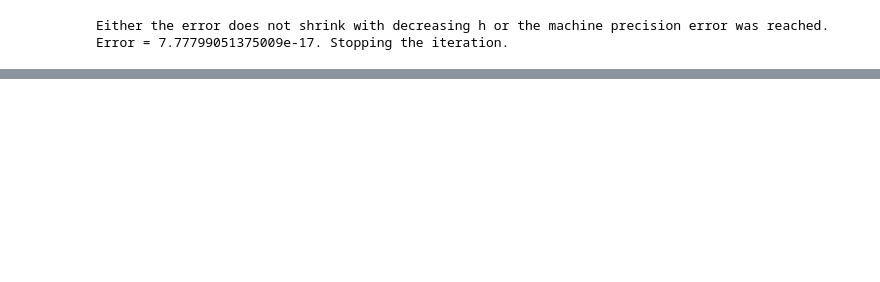
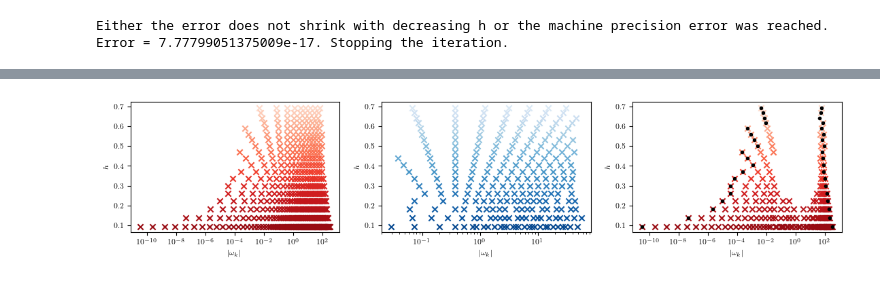
Before and after one commit to jthoenniss/RealTimeID, a Jupyter notebook: error_analysis.ipynb, the cells around one changed output, grey strips where cells are left out. Saved outputs shown, nothing was run; the diff lists cells and outputs as text; code cells hidden in the pictures; blank space fills up the shorter version.

```diff
--- a/error_analysis.ipynb
+++ b/error_analysis.ipynb
@@ -429,0 +186,21 @@ Text(0, 0.5, 'Density of frequency points')
+# %%
+#________Plot the fine grid, the coarse ID grid and their difference_______
+fig, axs = plt.subplots(1, 3, figsize=(13.5, 2.5))
+
+for i, h in enumerate(h_vals):
+    fine_grid, coarse_grid = D[i].fine_grid, D[i].coarse_grid
+    grid_diff = np.setdiff1d(fine_grid, coarse_grid)
+
+    for ax, grid, color, label, marker in zip(axs, [fine_grid, coarse_grid, grid_diff],
+                                              [colors_orange[i], colors_blue[i], colors_orange[i]],
+                                              ["", "", ""], ["x", "x", "x"]):
+        ax.scatter(grid, len(grid) * [h], color=color, marker=marker, label=label)
+
+    axs[2].scatter([fine_grid[0], fine_grid[-1]], 2 * [h], color="black", marker=".")#plot end points of the fine grid on the difference-grid
+
+for ax in axs:
+    ax.set_xscale("log")
+    ax.set_xlabel(r"$|\omega_k|$")
+    ax.set_ylabel(r"$h$")
+# %% [output]
+[figure, added]
```
Also changed, not shown: parts of 6 cells of this notebook.
